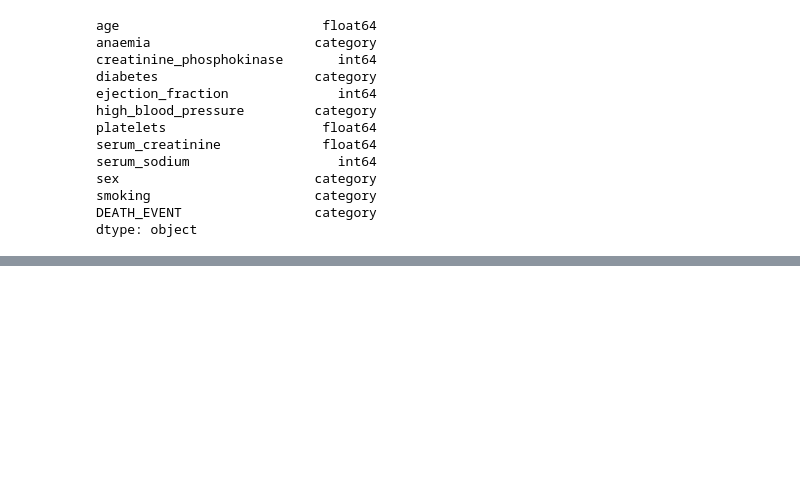
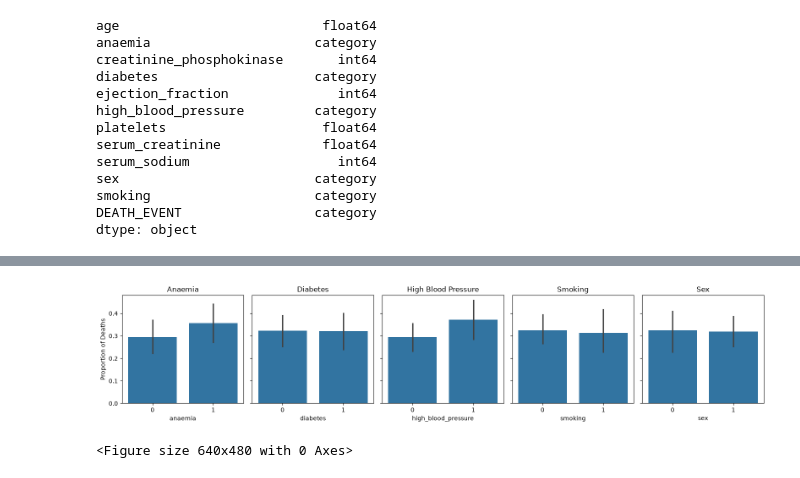
Before and after one commit to jettquitteau/heart_disease_prediction, a Jupyter notebook: heart-disease-pipeline.ipynb, the cells around one changed output, grey strips where cells are left out. Saved outputs shown, nothing was run; the diff lists cells and outputs as text; code cells hidden in the pictures; blank space fills up the shorter version.

```diff
--- a/heart-disease-pipeline.ipynb
+++ b/heart-disease-pipeline.ipynb
@@ -81,0 +224,18 @@ heart.describe()
+# %%
+binary_cols = ["anaemia", "diabetes", "high_blood_pressure", "smoking", "sex"]
+plot_data = heart.assign(DEATH_EVENT=heart["DEATH_EVENT"].astype(int))
+
+fig, axes = plt.subplots(1, len(binary_cols), figsize=(16, 3.5), sharey=True)
+
+for ax, col in zip(axes, binary_cols):
+    sns.barplot(x=col, y="DEATH_EVENT", data=plot_data, ax=ax)
+    ax.set_title(col.replace("_", " ").title())
+    ax.set_xlabel(col)
+    ax.set_ylabel("Proportion of Deaths")
+
+plt.tight_layout()
+plt.show()
+plt.clf()
+# %% [output]
+[figure, added]
+<Figure size 640x480 with 0 Axes>
```
Also changed, not shown: parts of 17 cells of this notebook.
